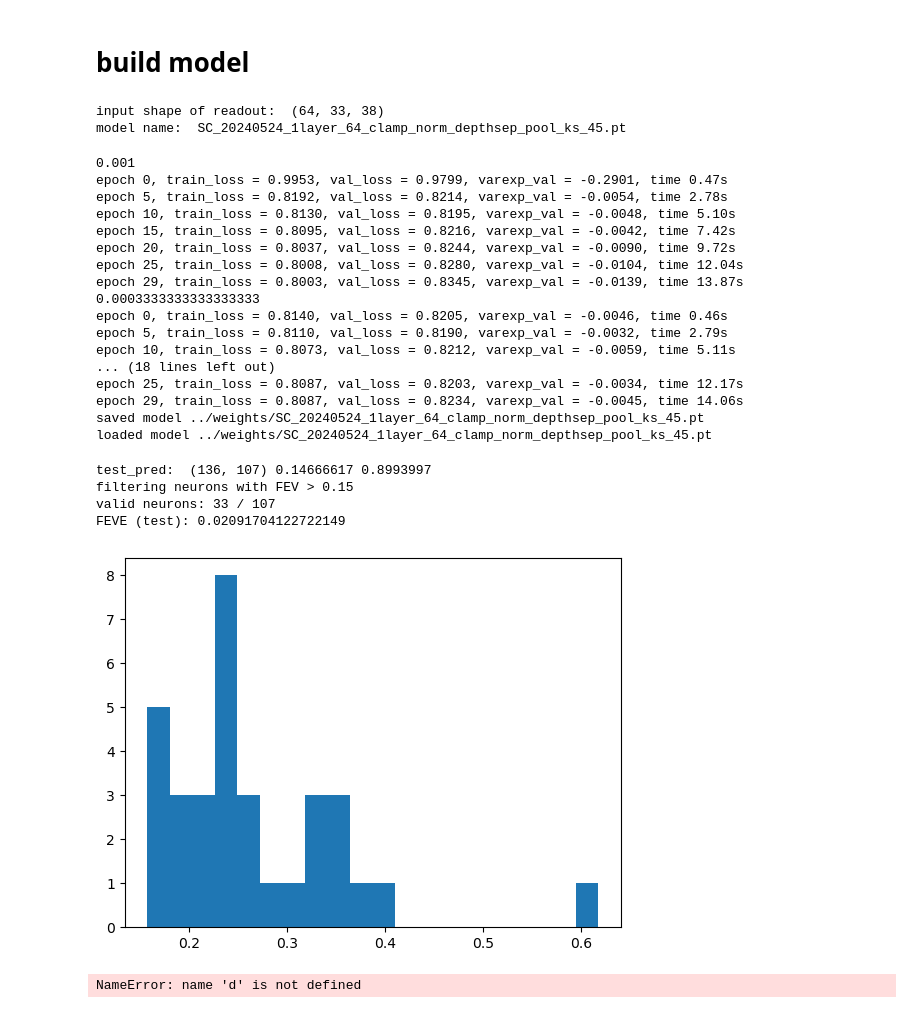
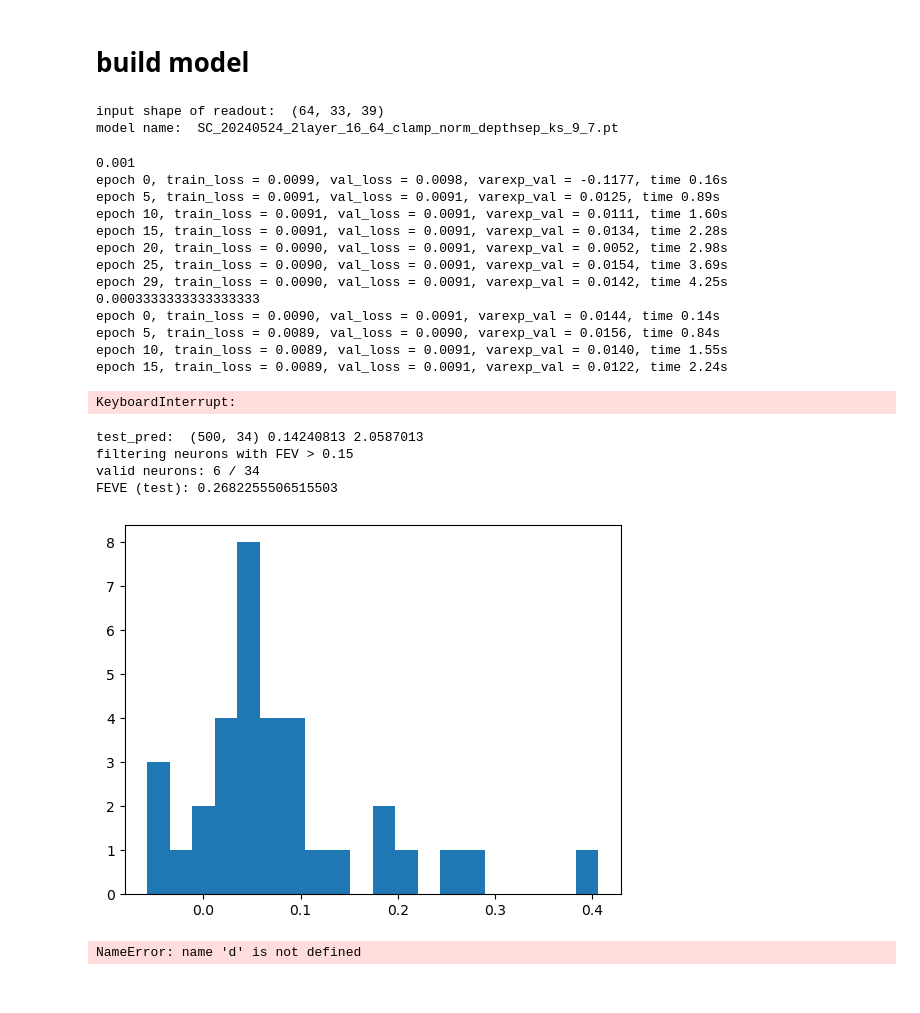
Before and after one commit to dufengtong/SuperiorColliculus, a Jupyter notebook: notebooks/many_stims_base_model.ipynb, the cells around one changed output. Saved outputs shown, nothing was run; the diff lists cells and outputs as text; code cells hidden in the pictures.

```diff
--- a/notebooks/many_stims_base_model.ipynb
+++ b/notebooks/many_stims_base_model.ipynb
@@ -156,0 +26,13 @@ img_test:  (136, 66, 77) -2.0752022 2.0416713
+# %%
+img_downsample = 1
+img_train, img_val, img_test, spks_train, spks_val, spks_test_rep, fev_all = load_sc_data(img_downsample = img_downsample,
+                 use_sensorium_normalization = True,
+                 use_zscore_normalization = False,
+                 data_path = '../data/sc_processed_data_SS126_2024-09-17.npz')
+
+print('spks_train: ', spks_train.shape, spks_train.min(), spks_train.max())
+print('spks_val: ', spks_val.shape, spks_val.min(), spks_val.max())
+print('spks_test: ', spks_test_rep.shape, spks_test_rep.min(), spks_test_rep.max())
+print('img_train: ', img_train.shape, img_train.min(), img_train.max())
+print('img_val: ', img_val.shape, img_val.min(), img_val.max())
+print('img_test: ', img_test.shape, img_test.min(), img_test.max())
@@ -207,52 +129,50 @@ img_test:  torch.Size([136, 1, 66, 77]) tensor(-2.0752, device='cuda:0') tensor(
 # %%
 # build model
 from minimodel import model_builder
-nlayers = 1
-nconv1 = 64
-nconv2 = 32
+nlayers = 2
+nconv1 = 16
+nconv2 = 64
+pool = False
 weight_path = '../weights/'
-model, in_channels = model_builder.build_model(NN=len(ineur), n_layers=nlayers, n_conv=nconv1, n_conv_mid=nconv2, input_Ly=66, input_Lx=77, kernel_size=[45])
-model_name = model_builder.create_model_name('SC', '20240524', n_layers=nlayers, in_channels=in_channels, suffix='ks_45')
+model, in_channels = model_builder.build_model(NN=len(ineur), n_layers=nlayers, n_conv=nconv1, n_conv_mid=nconv2, input_Ly=66, input_Lx=77, kernel_size=[9,7], pool=pool)
+model_name = model_builder.create_model_name('SC', '20240524', n_layers=nlayers, in_channels=in_channels, suffix='ks_9_7', pool=pool)
 
 model_path = os.path.join(weight_path, model_name)
 model = model.to(device)
 # %% [output]
-input shape of readout:  (64, 33, 38)
-model name:  SC_20240524_1layer_64_clamp_norm_depthsep_pool_ks_45.pt
+input shape of readout:  (64, 33, 39)
+model name:  SC_20240524_2layer_16_64_clamp_norm_depthsep_ks_9_7.pt
 # %%
 # train model
 from minimodel import model_trainer
 if not os.path.exists(model_path):
-    best_state_dict = model_trainer.train(model, spks_train, spks_val, img_train, img_val, device=device, n_epochs_period=[30, 30, 30, 30])
+    best_state_dict = model_trainer.monkey_train(model, spks_train, spks_train_real, spks_val, spks_val_real, img_train, img_val, device=device, n_epochs_period=[30, 30, 30, 30], lr_init=0.001)
     torch.save(best_state_dict, model_path)
     print('saved model', model_path)
 model.load_state_dict(torch.load(model_path))
 print('loaded model', model_path)
 # %% [output]
 0.001
-epoch 0, train_loss = 0.9953, val_loss = 0.9799, varexp_val = -0.2901, time 0.47s
-epoch 5, train_loss = 0.8192, val_loss = 0.8214, varexp_val = -0.0054, time 2.78s
-epoch 10, train_loss = 0.8130, val_loss = 0.8195, varexp_val = -0.0048, time 5.10s
-epoch 15, train_loss = 0.8095, val_loss = 0.8216, varexp_val = -0.0042, time 7.42s
-epoch 20, train_loss = 0.8037, val_loss = 0.8244, varexp_val = -0.0090, time 9.72s
-epoch 25, train_loss = 0.8008, val_loss = 0.8280, varexp_val = -0.0104, time 12.04s
-epoch 29, train_loss = 0.8003, val_loss = 0.8345, varexp_val = -0.0139, time 13.87s
+epoch 0, train_loss = 0.0099, val_loss = 0.0098, varexp_val = -0.1177, time 0.16s
+epoch 5, train_loss = 0.0091, val_loss = 0.0091, varexp_val = 0.0125, time 0.89s
+epoch 10, train_loss = 0.0091, val_loss = 0.0091, varexp_val = 0.0111, time 1.60s
+epoch 15, train_loss = 0.0091, val_loss = 0.0091, varexp_val = 0.0134, time 2.28s
+epoch 20, train_loss = 0.0090, val_loss = 0.0091, varexp_val = 0.0052, time 2.98s
+epoch 25, train_loss = 0.0090, val_loss = 0.0091, varexp_val = 0.0154, time 3.69s
+epoch 29, train_loss = 0.0090, val_loss = 0.0091, varexp_val = 0.0142, time 4.25s
 0.0003333333333333333
-epoch 0, train_loss = 0.8140, val_loss = 0.8205, varexp_val = -0.0046, time 0.46s
-epoch 5, train_loss = 0.8110, val_loss = 0.8190, varexp_val = -0.0032, time 2.79s
-epoch 10, train_loss = 0.8073, val_loss = 0.8212, varexp_val = -0.0059, time 5.11s
-... (18 lines left out)
-epoch 25, train_loss = 0.8087, val_loss = 0.8203, varexp_val = -0.0034, time 12.17s
-epoch 29, train_loss = 0.8087, val_loss = 0.8234, varexp_val = -0.0045, time 14.06s
-saved model ../weights/SC_20240524_1layer_64_clamp_norm_depthsep_pool_ks_45.pt
-loaded model ../weights/SC_20240524_1layer_64_clamp_norm_depthsep_pool_ks_45.pt
+epoch 0, train_loss = 0.0090, val_loss = 0.0091, varexp_val = 0.0144, time 0.14s
+epoch 5, train_loss = 0.0089, val_loss = 0.0090, varexp_val = 0.0156, time 0.84s
+epoch 10, train_loss = 0.0089, val_loss = 0.0091, varexp_val = 0.0140, time 1.55s
+epoch 15, train_loss = 0.0089, val_loss = 0.0091, varexp_val = 0.0122, time 2.24s
+KeyboardInterrupt:
 # %%
 # test model
 test_pred = model_trainer.test_epoch(model, img_test)
 print('test_pred: ', test_pred.shape, test_pred.min(), test_pred.max())
 
 from minimodel import metrics
-test_fev, test_feve = metrics.feve(spks_rep_all, test_pred)
+test_fev, test_feve = metrics.feve_nan(spks_rep_all, test_pred)
 
 threshold = 0.15
 print(f'filtering neurons with FEV > {threshold}')
@@ -260,15 +180,15 @@ valid_idxes = np.where(test_fev > threshold)[0]
 print(f'valid neurons: {len(valid_idxes)} / {len(test_fev)}')
 print(f'FEVE (test): {np.mean(test_feve[test_fev > threshold])}')
 # %% [output]
-test_pred:  (136, 107) 0.14666617 0.8993997
+test_pred:  (500, 34) 0.14240813 2.0587013
 filtering neurons with FEV > 0.15
-valid neurons: 33 / 107
-FEVE (test): 0.02091704122722149
+valid neurons: 6 / 34
+FEVE (test): 0.2682255506515503
 # %%
-plt.hist(test_fev[idx], bins=20)
+plt.hist(test_fev, bins=20)
 plt.show()
 # %% [output]
-[figure, old version]
+[figure, new version]
 # %%
 d
 # %% [output]
```
Also changed, not shown: parts of 9 cells of this notebook, 6 other files.
